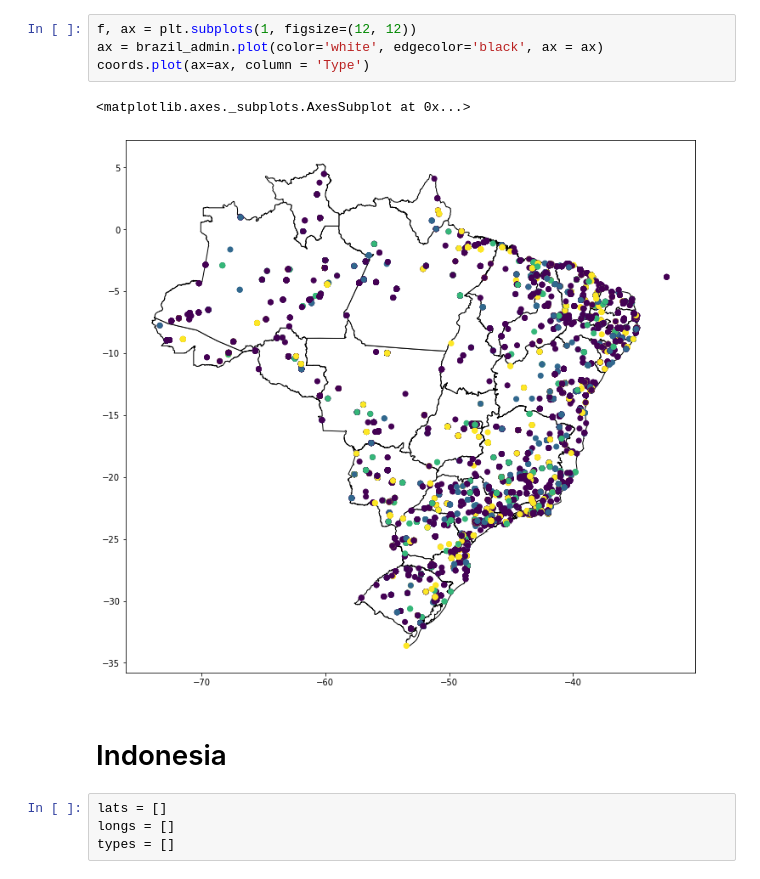
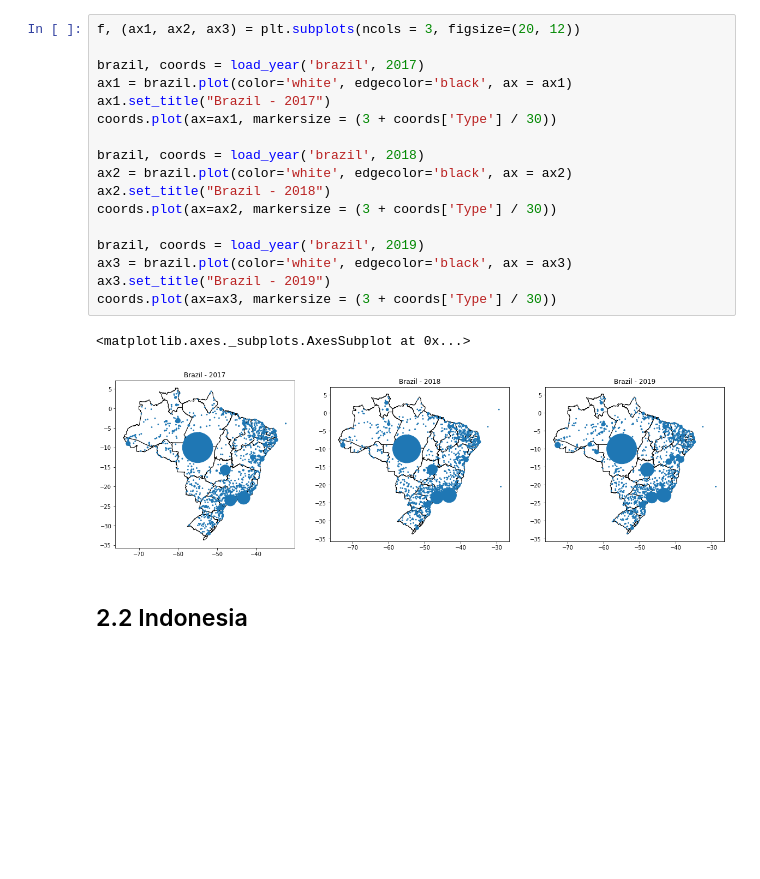
Before and after one commit to wri/environmental-conflict-tracker, a Jupyter notebook: notebooks/1-visualize-gdelt.ipynb, the cells around one changed output. Saved outputs shown, nothing was run; the diff lists cells and outputs as text; blank space fills up the shorter version.

Commit message:
Finalize 1-visualize-gdelt, standardize 2-download

```diff
--- a/notebooks/1-visualize-gdelt.ipynb
+++ b/notebooks/1-visualize-gdelt.ipynb
@@ -38,13 +54,22 @@ coords = gpd.GeoDataFrame(
-# %%
-f, ax = plt.subplots(1, figsize=(12, 12))
-ax = brazil_admin.plot(color='white', edgecolor='black', ax = ax)
-coords.plot(ax=ax, column = 'Type')
-# %% [output]
-<matplotlib.axes._subplots.AxesSubplot at 0x...>
-[figure, removed]
+# %%
+f, (ax1, ax2, ax3) = plt.subplots(ncols = 3, figsize=(20, 12))
+
+brazil, coords = load_year('brazil', 2017)
+ax1 = brazil.plot(color='white', edgecolor='black', ax = ax1)
+ax1.set_title("Brazil - 2017")
+coords.plot(ax=ax1, markersize = (3 + coords['Type'] / 30))
+
+brazil, coords = load_year('brazil', 2018)
+ax2 = brazil.plot(color='white', edgecolor='black', ax = ax2)
+ax2.set_title("Brazil - 2018")
+coords.plot(ax=ax2, markersize = (3 + coords['Type'] / 30))
+
+brazil, coords = load_year('brazil', 2019)
+ax3 = brazil.plot(color='white', edgecolor='black', ax = ax3)
+ax3.set_title("Brazil - 2019")
+coords.plot(ax=ax3, markersize = (3 + coords['Type'] / 30))
+# %% [output]
+<matplotlib.axes._subplots.AxesSubplot at 0x...>
+[figure, added]
 # %% [markdown]
-# Indonesia
+## 2.2 Indonesia
-# %%
-lats = []
-longs = []
-types = []
```
Also changed, not shown: parts of 16 cells of this notebook, 3 other files.
